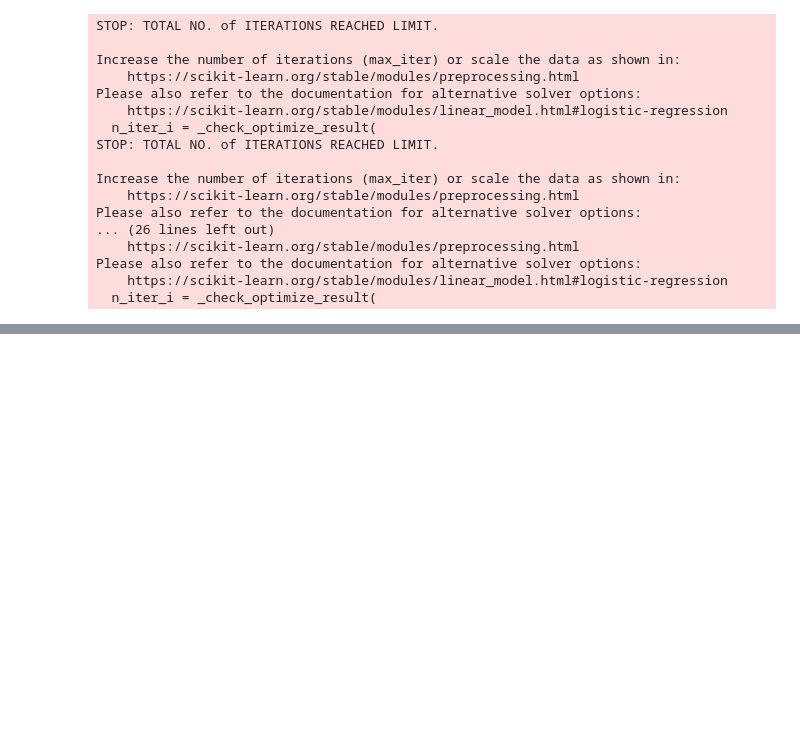
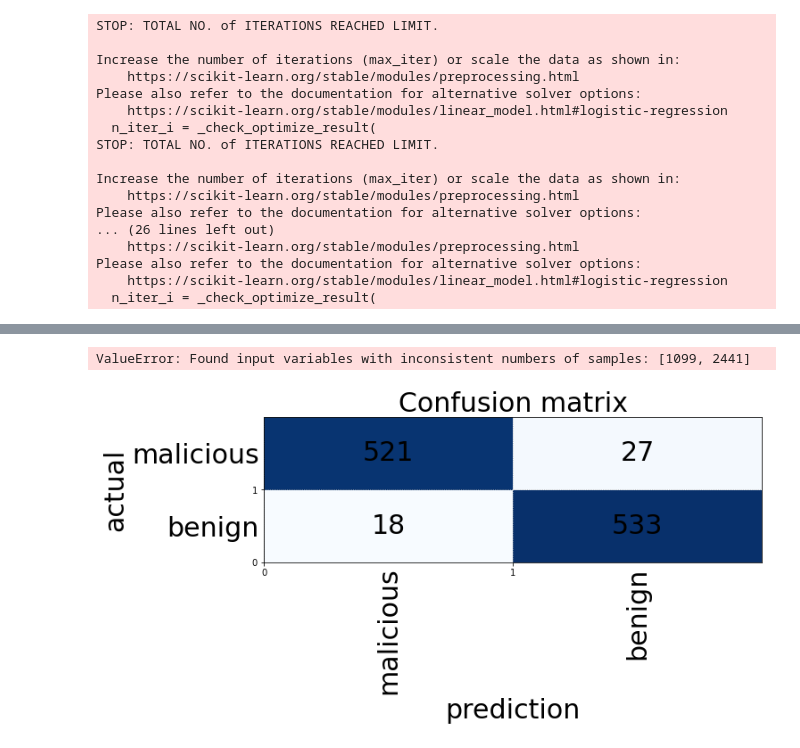
Before and after one commit to mskyun721/aivle_Project_2, a Jupyter notebook: 3. AI 모델링.ipynb, the cells around one changed output, grey strips where cells are left out. Drawn from its saved outputs; the diff is of its cells as text; code cells hidden in the pictures; blank space fills up the shorter version.

```diff
--- a/3. AI 모델링.ipynb
+++ b/3. AI 모델링.ipynb
@@ -319,0 +541,3 @@ accuracy : 0.9608735213830755
+# %%
+grid_xgb = GridSearchCV(xgb_model, param, cv=5)
+grid_xgb.fit(x_train_f, y_train)
@@ -319,0 +602,3 @@ accuracy : 0.9608735213830755
+# %%
+model = RandomForestClassifier(max_depth=20, n_estimators=130, max_features=15)
+model.fit(x_train,y_train)
@@ -319,0 +637,3 @@ accuracy : 0.9608735213830755
+# %%
+model = XGBClassifier(learning_rate=0.23, max_depth=10, n_estimators=130)
+model.fit(x_train,y_train)
@@ -319,0 +651,2 @@ accuracy : 0.9608735213830755
+# %%
+pred_ = model.predict(x_val)
@@ -320,2 +698,14 @@ accuracy : 0.9608735213830755
+# %%
+# print(grid_xgb.best_estimator_)
+# print(grid_xgb.best_score_)
+print(classification_report(y_val, xgb_pred))
+print(accuracy_score(y_val, xgb_pred))
+# %% [output]
+ValueError: Found input variables with inconsistent numbers of samples: [1099, 2441]
 # %%
 # Test 데이터 결과 Confusion Matrix 확인
+confusion = confusion_matrix(y_val, pred_)
+fig, ax = plt.subplots(figsize=(10,3))
+plot_confusion_matrix(ax, confusion, fontsize=30)
+# %% [output]
+[figure, added]
```
Also changed, not shown: parts of 64 cells of this notebook, 1 other file.
